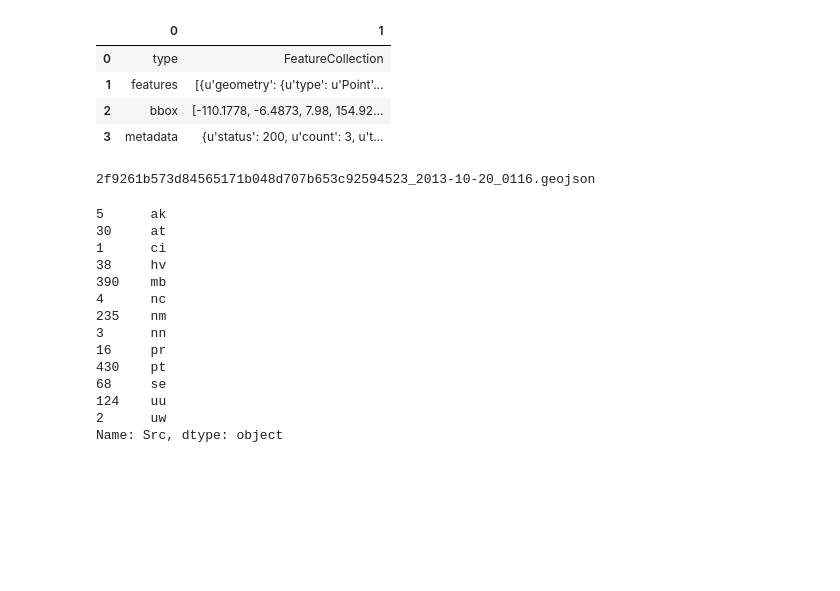
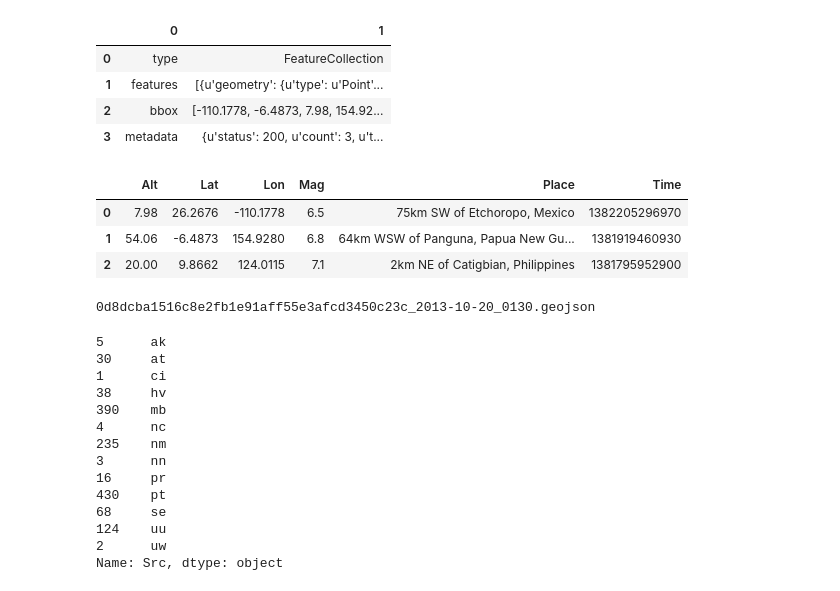
Before and after one commit to reenashah/recent-quakes, a Jupyter notebook: Recent Earthquakes.ipynb, the cells around one changed output. Drawn from its saved outputs; the diff is of its cells as text; code cells hidden in the pictures; blank space fills up the shorter version.

Commit message:
added Wen's JSON-to-DataFrame parsing! yay!

```diff
--- a/Recent Earthquakes.ipynb
+++ b/Recent Earthquakes.ipynb
@@ -92,6 +92,37 @@ data
 | 1 | features | [{u'geometry': {u'type': u'Point'... |
 | 2 | bbox | [-110.1778, -6.4873, 7.98, 154.92... |
 | 3 | metadata | {u'status': 200, u'count': 3, u't... |
+# %%
+features = data[1].values[1]
+
+Latitude = []
+Longitude = []
+Altitude = []
+Magnitude = []
+Place = []
+Time = []
+
+for item in features:
+    geometry = item['geometry']
+    properties = item['properties']
+    Longitude.append(geometry['coordinates'][0])
+    Latitude.append(geometry['coordinates'][1])
+    Altitude.append(geometry['coordinates'][2])
+    Place.append(properties['place'])
+    Time.append(properties['time'])
+    Magnitude.append(properties['mag'])
+
+allQuakes = {'Time': Time, 'Place': Place,
+             'Lon': Longitude, 'Lat': Latitude, 'Alt': Altitude,
+             'Mag': Magnitude}
+
+df = pd.DataFrame(allQuakes)
+df
+# %% [output]
+|  | Alt | Lat | Lon | Mag | Place | Time |
+| 0 | 7.98 | 26.2676 | -110.1778 | 6.5 | 75km SW of Etchoropo, Mexico | 1382205296970 |
+| 1 | 54.06 | -6.4873 | 154.9280 | 6.8 | 64km WSW of Panguna, Papua New Gu... | 1381919460930 |
+| 2 | 20.00 | 9.8662 | 124.0115 | 7.1 | 2km NE of Catigbian, Philippines | 1381795952900 |
 # %%
 import urllib
 import json
@@ -120,12 +151,12 @@ def save_live_data(data_url):
     data_hash = hashlib.sha1(data).hexdigest()
     date_str = datetime.utcnow().strftime("%Y-%m-%d_%H%M")
     filename = data_hash + "_" + date_str + ".geojson"
-    print filename
     urllib.urlretrieve(data_url, filename)
+    print "data retrieved and saved as: " + filename
 
-save_live_data(url)
+#save_live_data(url)
 # %% [output]
-2f9261b573d84565171b048d707b653c92594523_2013-10-20_0116.geojson
+0d8dcba1516c8e2fb1e91aff55e3afcd3450c23c_2013-10-20_0130.geojson
 # %%
 alaska = clean_data[clean_data.Src == 'ak']
 
```
Also changed, not shown: parts of 2 cells of this notebook, 1 other file.
